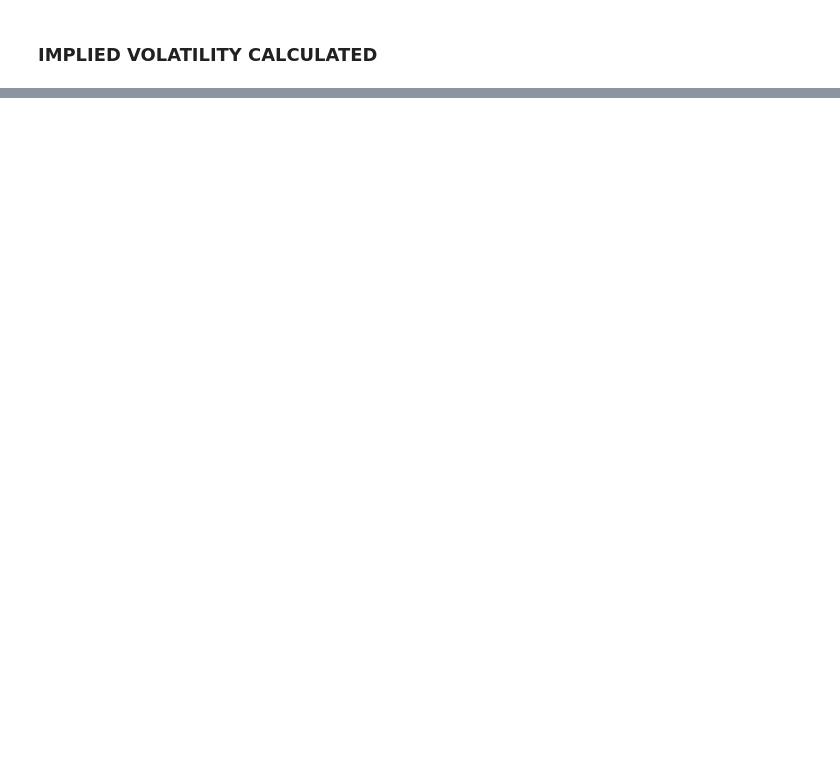
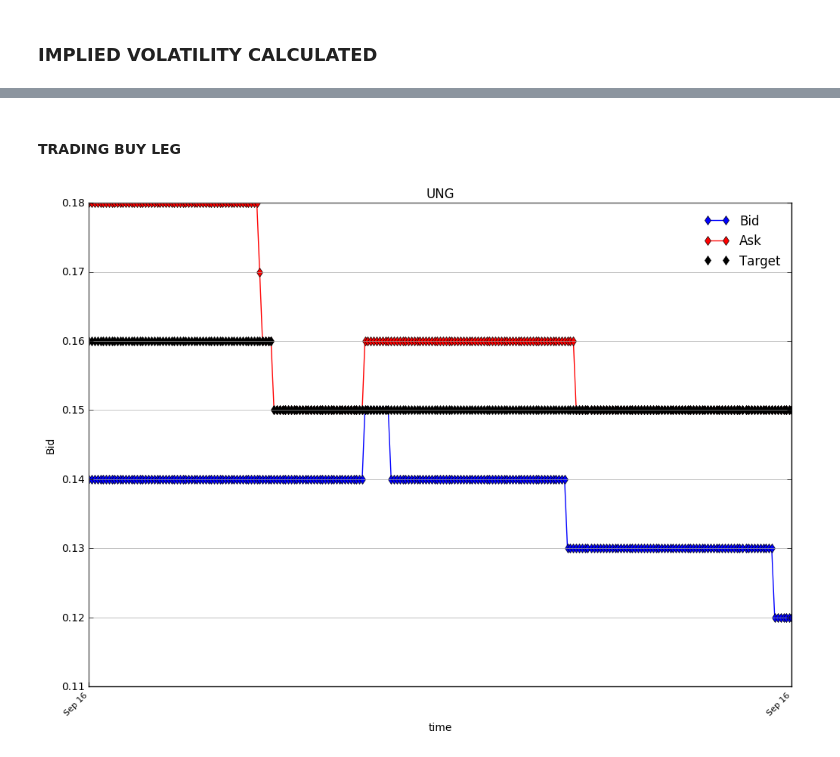
Before and after one commit to sergiosd/jupyter, a Jupyter notebook: TRADING CREDIT SPREAD.ipynb, the cells around one changed output, grey strips where cells are left out. Cells and saved outputs as stored; diff of their text form; code cells hidden in the pictures; blank space fills up the shorter version.

```diff
--- a/TRADING CREDIT SPREAD.ipynb
+++ b/TRADING CREDIT SPREAD.ipynb
@@ -277,0 +382,10 @@ print('IV of write leg in = ' + str(write_leg_IV_in))
+# %% [markdown]
+#### TRADING BUY LEG
+# %%
+graph_trading_buy = PrintPlot(time_list, premium_bid)
+graph_trading_buy.init_plot(trace_type = 'bd-', data_name = 'Bid', x_name = 'time', fig_size = (12, 8), title_plot = ticker, log_y = False)
+graph_trading_buy.append_trace(premium_ask, 'rd-', 'Ask')
+graph_trading_buy.append_trace(target_list, 'kd', 'Target')
+graph_trading_buy.show()
+# %% [output]
+[figure, added]
```
Also changed, not shown: parts of 35 cells of this notebook, 2 other files.
